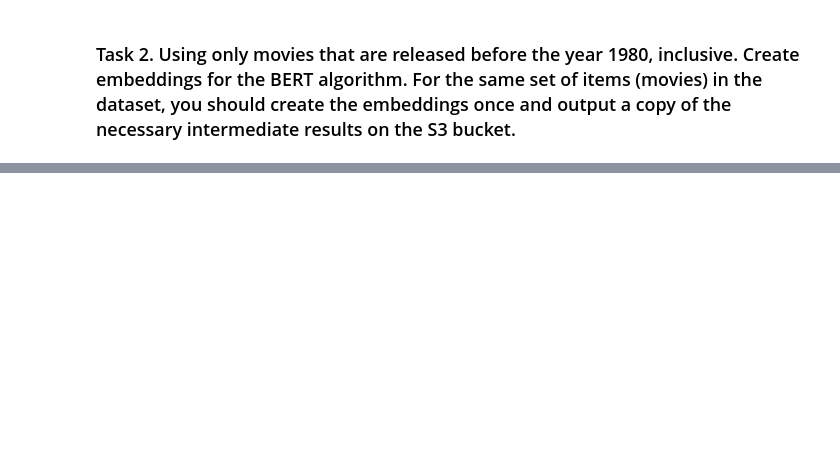
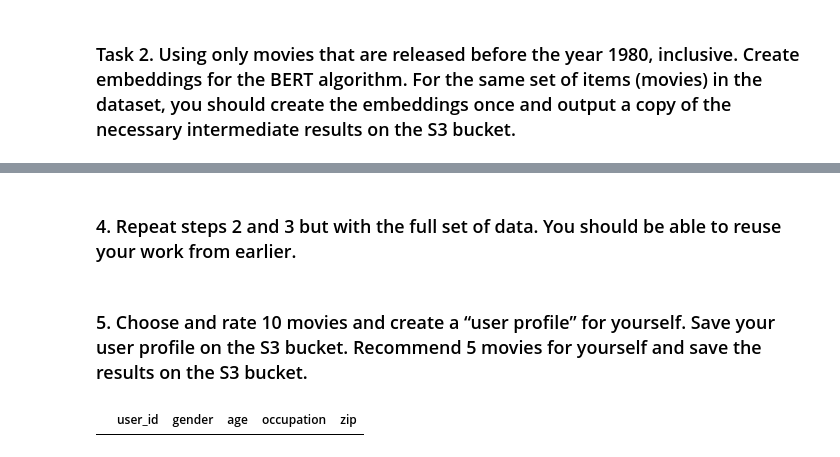
Before and after one commit to brookshu/data_eng300SP_hu, a Jupyter notebook: homework_2/hu_hw2.ipynb, the cells around one changed output, grey strips where cells are left out. Saved outputs shown, nothing was run; the diff lists cells and outputs as text; code cells hidden in the pictures; blank space fills up the shorter version.

```diff
--- a/homework_2/hu_hw2.ipynb
+++ b/homework_2/hu_hw2.ipynb
@@ -75,3 +99,30 @@ FileNotFoundError: [Errno 2] No such file or directory: '../admin/de300-keyspace
 # %% [markdown]
 ### Task 2. Using only movies that are released before the year 1980, inclusive. Create embeddings for the BERT algorithm. For the same set of items (movies) in the dataset, you should create the embeddings once and output a copy of the necessary intermediate results on the S3 bucket.
+# %%
+movies_path = "ml-1m/movies.dat"
+ratings_path = "ml-1m/ratings.dat"
+users_path = "ml-1m/users.dat"
+movies = pd.read_csv(
+    movies_path,
+    sep="::",
+    engine="python",
+    encoding="latin-1",
+    names=["movie_id", "title", "genres"]
+)
+
+ratings = pd.read_csv(
+    ratings_path,
+    sep="::",
+    engine="python",
+    encoding="latin-1",
+    names=["user_id", "movie_id", "rating", "timestamp"]
+)
+
+users = pd.read_csv(
+    users_path,
+    sep="::",
+    engine="python",
+    encoding="latin-1",
+    names=["user_id", "gender", "age", "occupation", "zip"]
+)
 # %%
@@ -121,0 +464,2 @@ def embed_to_vec():
+# %% [markdown]
+### 4. Repeat steps 2 and 3 but with the full set of data. You should be able to reuse your work from earlier.
@@ -121,0 +481,7 @@ def embed_to_vec():
+# %% [markdown]
+### 5. Choose and rate 10 movies and create a “user profile” for yourself. Save your user profile on the S3 bucket. Recommend 5 movies for yourself and save the results on the S3 bucket.
+# %%
+# check if not taken user id
+users[users["user_id"] == 999999]
+# %% [output]
+|  | user_id | gender | age | occupation | zip |
```
Also changed, not shown: parts of 31 cells of this notebook, 4 other files.
